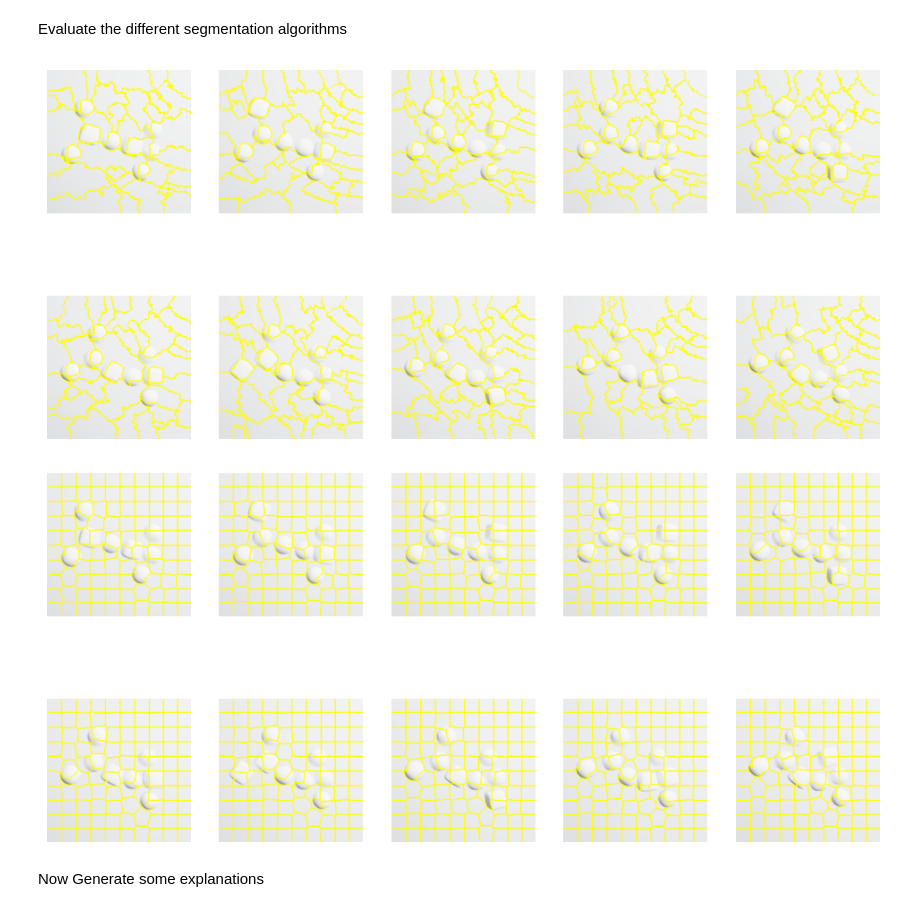
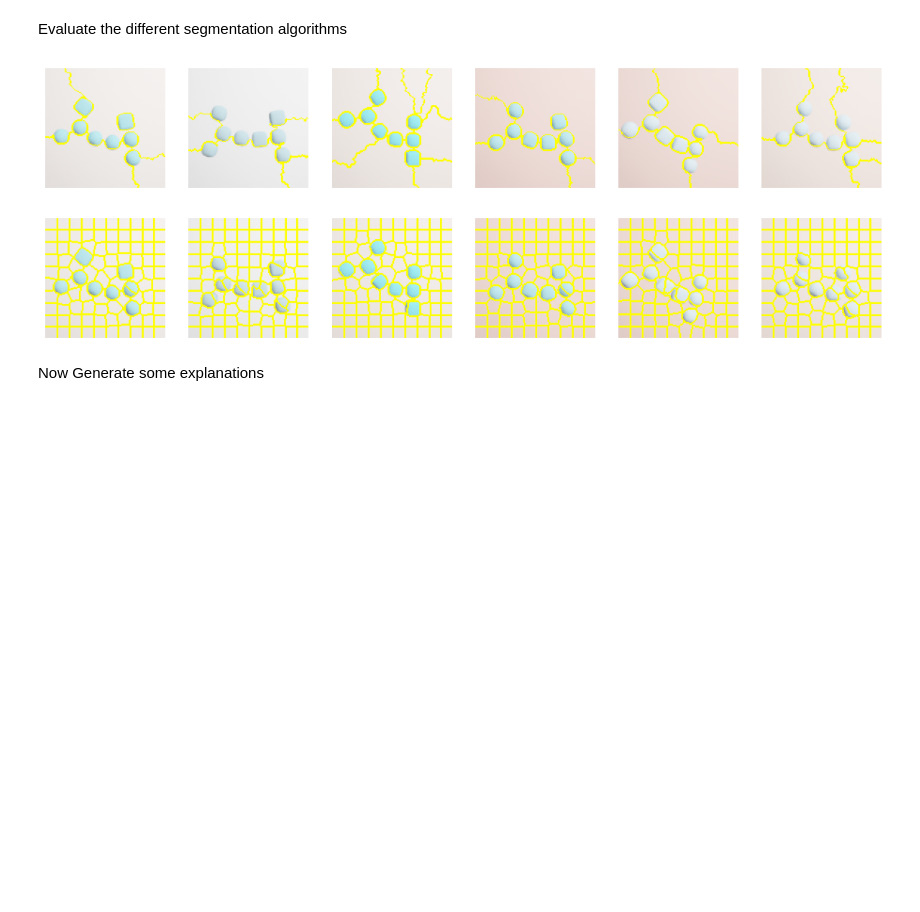
Before and after one commit to davidsjohnson/blockies-xai, a Jupyter notebook: simple_blockies_xai.ipynb, the cells around one changed output. Drawn from its saved outputs; the diff is of its cells as text; code cells hidden in the pictures; blank space fills up the shorter version.

Commit message:
updates plots

```diff
--- a/simple_blockies_xai.ipynb
+++ b/simple_blockies_xai.ipynb
@@ -446,0 +459,12 @@ Blocky ID: 7c695888-5e7a-4d8b-af7b-3b0126e59f86
+# %%
+feature_cols = ['spherical', 'ill_spherical', 'sphere_diff',
+                'bending', 'arm_position',
+                'obj_rotation_pitch', 'obj_rotation_yaw', 'obj_rotation_roll',
+                'position_x','position_y',
+                'obj_color', 'bg_color']
+feature_cols.remove(feature_name)
+
+ocd_sample = feature_df.sample(1, random_state=random_state)
+healthy_samples = get_similar(others_df, ocd_sample, feature_cols, N=5)
+display(ocd_sample[imp_features])
+display(healthy_samples[imp_features])
@@ -446,0 +480,19 @@ Blocky ID: 7c695888-5e7a-4d8b-af7b-3b0126e59f86
+# %%
+# sample ill and healthy images from the xai dataset for visualization
+paths = ocd_sample.filename.apply(lambda x: ds_dir / 'test' / x)
+ocd_imgs = utils.load_imgs(paths)
+
+paths = healthy_samples.filename.apply(lambda x: ds_dir / 'test' / x)
+healthy_imgs = utils.load_imgs(paths)
+# %%
+axes = plt.subplots(1, 6, figsize=(15, 4))[1]
+for i, img in enumerate(ocd_imgs):
+    axes[i].imshow(img)
+    axes[i].axis('off')
+    axes[i].set_title(f'OCD - {feature_name}: {ocd_sample.iloc[i][feature_name]:.2f}')
+for i, img in enumerate(healthy_imgs):
+    axes[i+1].imshow(img)
+    axes[i+1].axis('off')
+    axes[i+1].set_title(f'Healthy - {feature_name}: {healthy_samples.iloc[i][feature_name]:.2f}')
+plt.tight_layout()
+plt.show()
@@ -463,6 +517,8 @@ def display_blocky(img, ax=None):
     ax.imshow(img)
     ax.axis('off')
 # %%
+xai_exp_df = pd.concat([ocd_sample, healthy_samples])
+xai_exp_imgs = ocd_imgs + healthy_imgs
 xai_exp_imgs_np = [np.array(img) / 255 for img in xai_exp_imgs]  # convert PIL images to numpy arrays
 # %% [markdown]
 ## LIME
@@ -476,26 +532,26 @@ Evaluate the different segmentation algorithms
 # %%
 segmenter_1 = SegmentationAlgorithm('quickshift', kernel_size=5,
                                      max_dist=15, ratio=0.5,
                                      random_seed=42)
 
 segmenter_2 = SegmentationAlgorithm('slic', n_segments=100, compactness=30, sigma=1)
 
-fig, axes = plt.subplots(2, 5, figsize=(12, 6))
+fig, axes = plt.subplots(1, 6, figsize=(15, 4))
 axes = axes.flatten()
 for i, ax in enumerate(axes):
     out = segmenter_1(xai_exp_imgs_np[i])
     display_blocky(mark_boundaries(xai_exp_imgs_np[i] / 2 + 0.5, out), ax=ax)
 plt.show()
 
-fig, axes = plt.subplots(2, 5, figsize=(12, 6))
+fig, axes = plt.subplots(1, 6, figsize=(15, 4))
 axes = axes.flatten()
 for i, ax in enumerate(axes):
     out = segmenter_2(xai_exp_imgs_np[i])
     display_blocky(mark_boundaries(xai_exp_imgs_np[i] / 2 + 0.5, out), ax=ax)
 plt.show()
 # %% [output]
-[figure, old version]
+[figure, new version]
-[figure, old version]
+[figure, new version]
 # %% [markdown]
 Now Generate some explanations
 # %%
```
Also changed, not shown: parts of 42 cells of this notebook.
